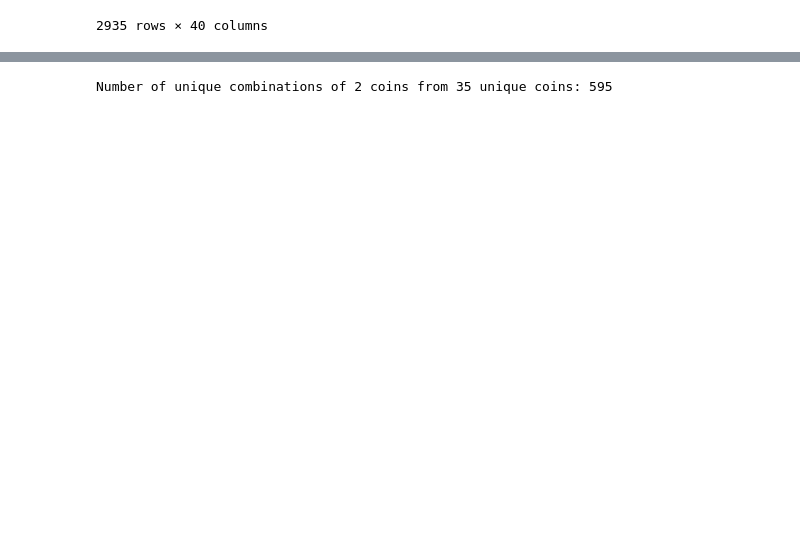
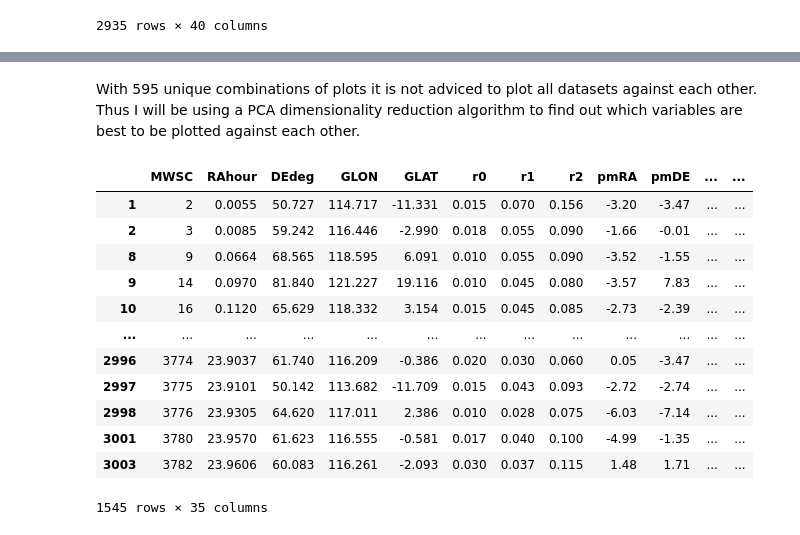
Before and after one commit to jpbatleidenuniv/BRP, a Jupyter notebook: Notebooks/Hunt_notebook.ipynb, the cells around one changed output, grey strips where cells are left out. Cells and saved outputs as stored; diff of their text form; code cells hidden in the pictures; blank space fills up the shorter version.

```diff
--- a/Notebooks/Hunt_notebook.ipynb
+++ b/Notebooks/Hunt_notebook.ipynb
@@ -181,4 +182,23 @@ for column_name, column_data in khar_notfound.items():
-# %%
-DFplot(khar_notfound, )
-# %% [output]
-Number of unique combinations of 2 coins from 35 unique coins: 595
+# %% [markdown]
+With 595 unique combinations of plots it is not adviced to plot all datasets against each other. Thus I will be using a PCA dimensionality reduction algorithm to find out which variables are best to be plotted against each other.
+# %%
+#as I am pretty sure string columns wont work with this dimensionality reduction, I will remove all these columns
+
+string_columns = khar_notfound.select_dtypes(include=['object']).columns
+khar_nostring = khar_notfound.drop(columns=string_columns)
+
+khar_nostring
+# %% [output]
+|  | MWSC | RAhour | DEdeg | GLON | GLAT | r0 | r1 | r2 | pmRA | pmDE | ... | ... |
+| 1 | 2 | 0.0055 | 50.727 | 114.717 | -11.331 | 0.015 | 0.070 | 0.156 | -3.20 | -3.47 | ... | ... |
+| 2 | 3 | 0.0085 | 59.242 | 116.446 | -2.990 | 0.018 | 0.055 | 0.090 | -1.66 | -0.01 | ... | ... |
+| 8 | 9 | 0.0664 | 68.565 | 118.595 | 6.091 | 0.010 | 0.055 | 0.090 | -3.52 | -1.55 | ... | ... |
+| 9 | 14 | 0.0970 | 81.840 | 121.227 | 19.116 | 0.010 | 0.045 | 0.080 | -3.57 | 7.83 | ... | ... |
+| 10 | 16 | 0.1120 | 65.629 | 118.332 | 3.154 | 0.015 | 0.045 | 0.085 | -2.73 | -2.39 | ... | ... |
+| ... | ... | ... | ... | ... | ... | ... | ... | ... | ... | ... | ... | ... |
+| 2996 | 3774 | 23.9037 | 61.740 | 116.209 | -0.386 | 0.020 | 0.030 | 0.060 | 0.05 | -3.47 | ... | ... |
+| 2997 | 3775 | 23.9101 | 50.142 | 113.682 | -11.709 | 0.015 | 0.043 | 0.093 | -2.72 | -2.74 | ... | ... |
+| 2998 | 3776 | 23.9305 | 64.620 | 117.011 | 2.386 | 0.010 | 0.028 | 0.075 | -6.03 | -7.14 | ... | ... |
+| 3001 | 3780 | 23.9570 | 61.623 | 116.555 | -0.581 | 0.017 | 0.040 | 0.100 | -4.99 | -1.35 | ... | ... |
+| 3003 | 3782 | 23.9606 | 60.083 | 116.261 | -2.093 | 0.030 | 0.037 | 0.115 | 1.48 | 1.71 | ... | ... |
+1545 rows × 35 columns
```
Also changed, not shown: parts of 6 cells of this notebook.
